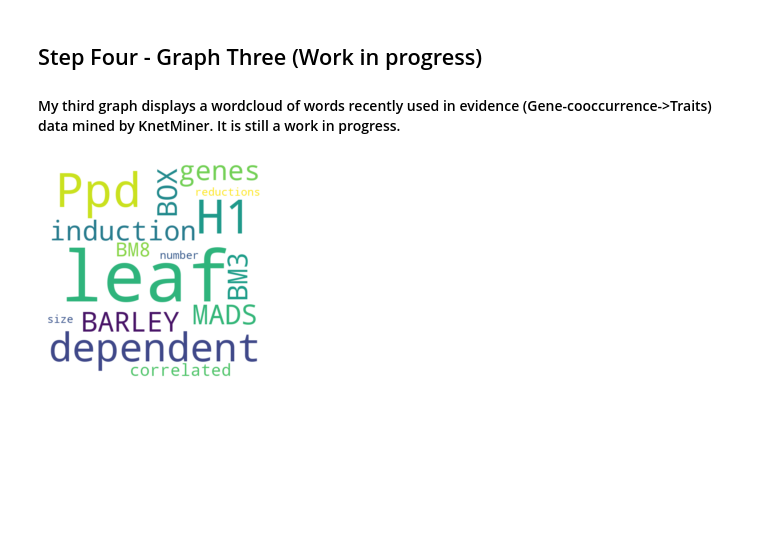
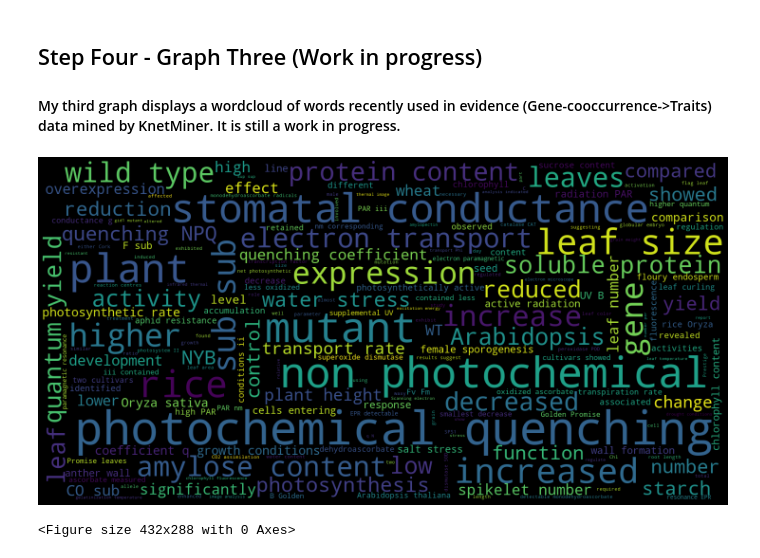
Before and after one commit to Arnedeklerk/Work-Directory, a Jupyter notebook: ArneNotebook.ipynb, the cells around one changed output. Drawn from its saved outputs; the diff is of its cells as text; code cells hidden in the pictures; blank space fills up the shorter version.

Commit message:
Improving wordcloud

```diff
--- a/ArneNotebook.ipynb
+++ b/ArneNotebook.ipynb
@@ -167,30 +167,35 @@ plt.show()
 #### My third graph displays a wordcloud of words recently used in evidence (Gene-cooccurrence->Traits) data mined by KnetMiner. It is still a work in progress.
 # %%
 cypher = """
-MATCH p=(g:Gene)-[r:cooc_wi]->(t:Trait) RETURN DISTINCT r.EVIDENCE LIMIT 100
+MATCH p=(g:Gene)-[r:cooc_wi]->(t:Trait) RETURN r.EVIDENCE LIMIT 1000
 """
 
 result = cypherRunner(cypher)
 
 listOfWords = []
 
 #For every record in the result we're pulling from the DB
 for record in result:
   #setting up variables in Python, assigning individual records from the DB
   evidence = record [ "r.EVIDENCE" ]
   listOfWords.append(evidence)
 
-from wordcloud import WordCloud, STOPWORDS
-import numpy
+#print (listOfWords)
+from wordcloud import WordCloud
 
 # Create the wordcloud object
-wordcloud = WordCloud(width=600, height=600, margin=10,background_color='white').generate(evidence)
+wordcloud = WordCloud(width=1600, height=800).generate(str(listOfWords))
 
 # Display the generated image:
-plt.imshow(wordcloud, interpolation='bilinear')
+
+plt.figure( figsize=(20,10), facecolor='k')
+plt.imshow(wordcloud)
 plt.axis("off")
-plt.margins(x=10, y=10)
+plt.tight_layout(pad=0)
+plt.show()
+
 plt.savefig("WIP_WordCloud.png", bbox_inches='tight')
 plt.show()
 # %% [output]
-[figure, old version]
+[figure, new version]
+<Figure size 432x288 with 0 Axes>
```
Also changed, not shown: 1 other file.
